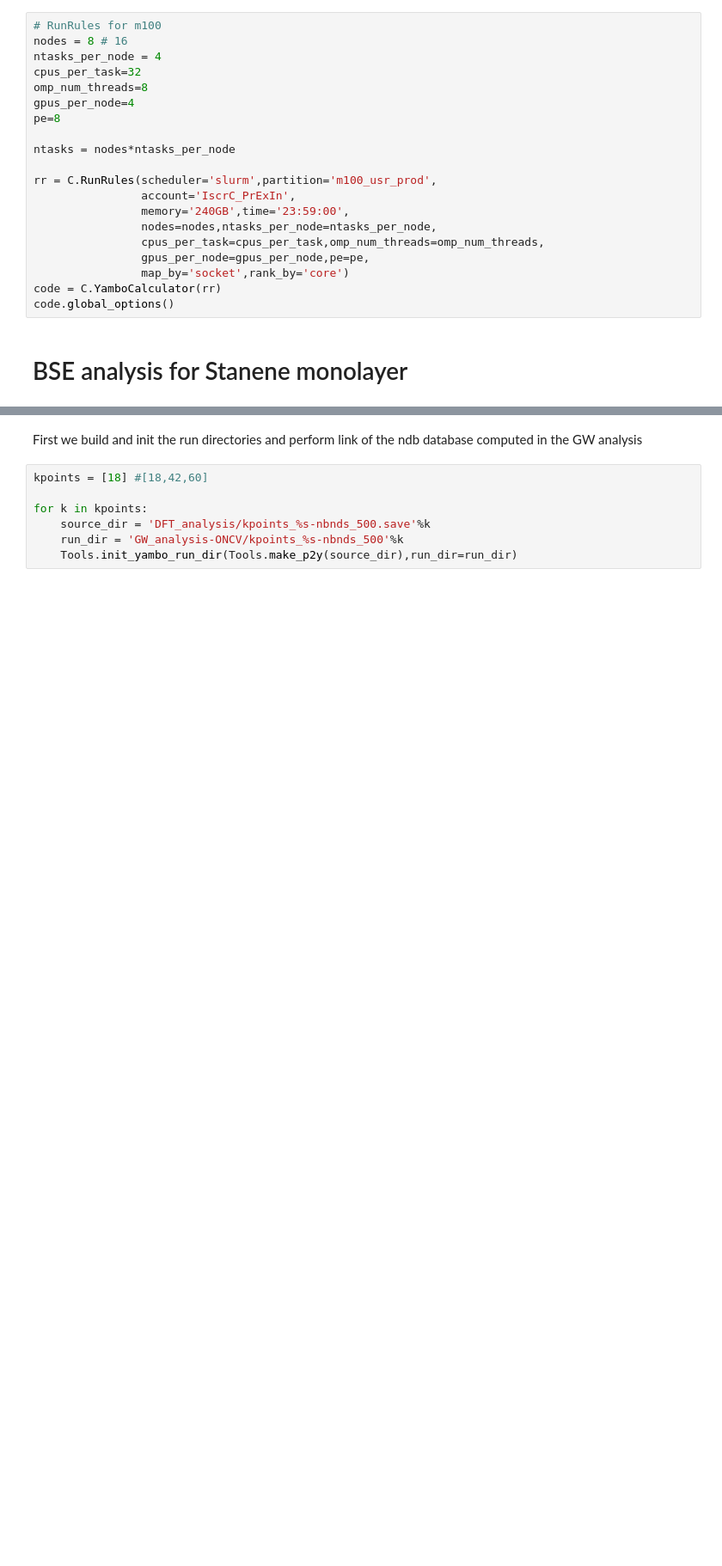
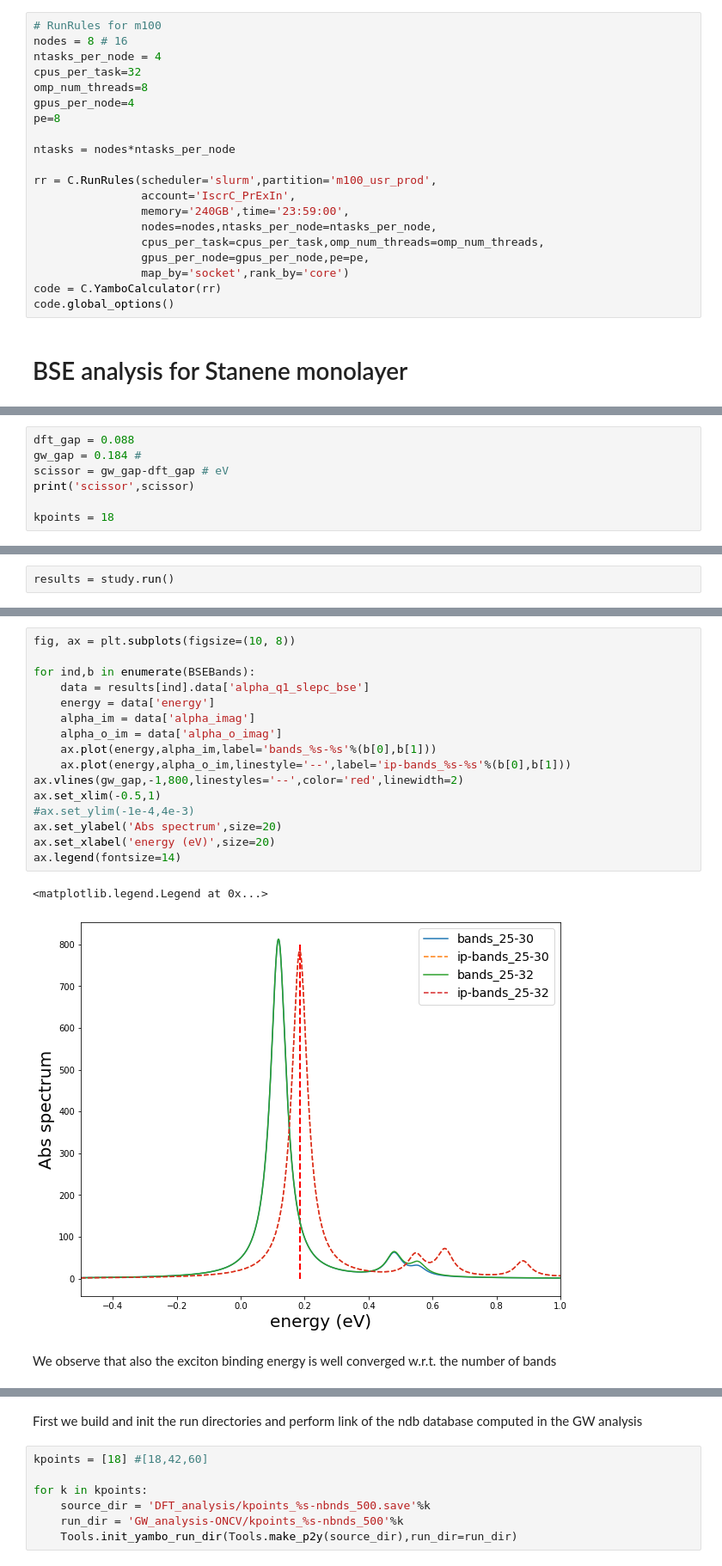
Before and after one commit to marcodalessandro76/Stanene, a Jupyter notebook: BSE_Analysis-ONCV.ipynb, the cells around one changed output, grey strips where cells are left out. Shown at 86% size. Drawn from its saved outputs; the diff is of its cells as text; blank space fills up the shorter version.

```diff
--- a/BSE_Analysis-ONCV.ipynb
+++ b/BSE_Analysis-ONCV.ipynb
@@ -64,0 +89,7 @@ the converged values of the relevant parameters.
+# %%
+dft_gap = 0.088
+gw_gap = 0.184 #
+scissor = gw_gap-dft_gap # eV
+print('scissor',scissor)
+
+kpoints = 18
@@ -64,0 +145,2 @@ the converged values of the relevant parameters.
+# %%
+results = study.run()
@@ -64,0 +157,21 @@ the converged values of the relevant parameters.
+# %%
+fig, ax = plt.subplots(figsize=(10, 8))
+
+for ind,b in enumerate(BSEBands):
+    data = results[ind].data['alpha_q1_slepc_bse']
+    energy = data['energy']
+    alpha_im = data['alpha_imag']
+    alpha_o_im = data['alpha_o_imag']
+    ax.plot(energy,alpha_im,label='bands_%s-%s'%(b[0],b[1]))
+    ax.plot(energy,alpha_o_im,linestyle='--',label='ip-bands_%s-%s'%(b[0],b[1]))
+ax.vlines(gw_gap,-1,800,linestyles='--',color='red',linewidth=2)
+ax.set_xlim(-0.5,1)
+#ax.set_ylim(-1e-4,4e-3)
+ax.set_ylabel('Abs spectrum',size=20)
+ax.set_xlabel('energy (eV)',size=20)
+ax.legend(fontsize=14)
+# %% [output]
+<matplotlib.legend.Legend at 0x...>
+[figure, added]
+# %% [markdown]
+We observe that also the exciton binding energy is well converged w.r.t. the number of bands
```
Also changed, not shown: parts of 38 cells of this notebook.
